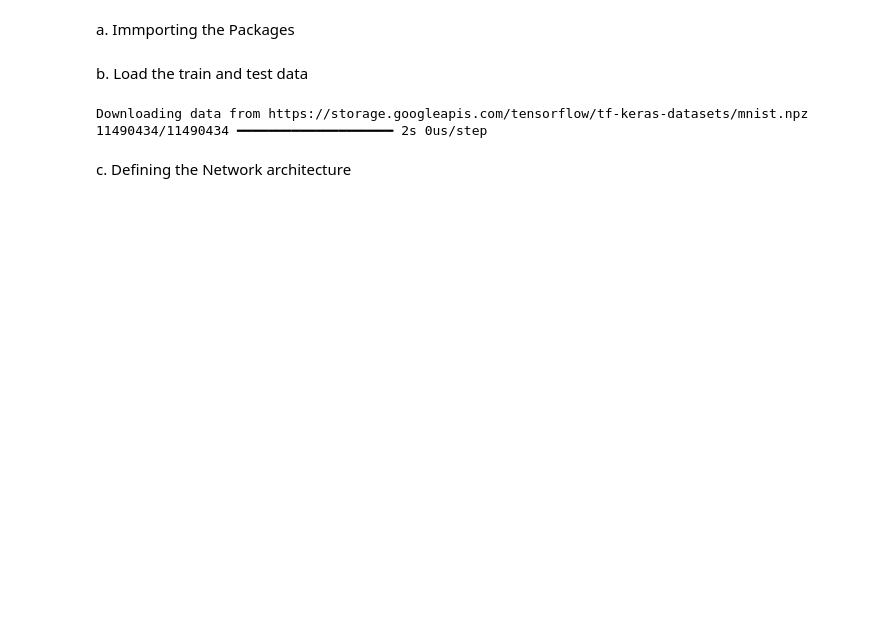
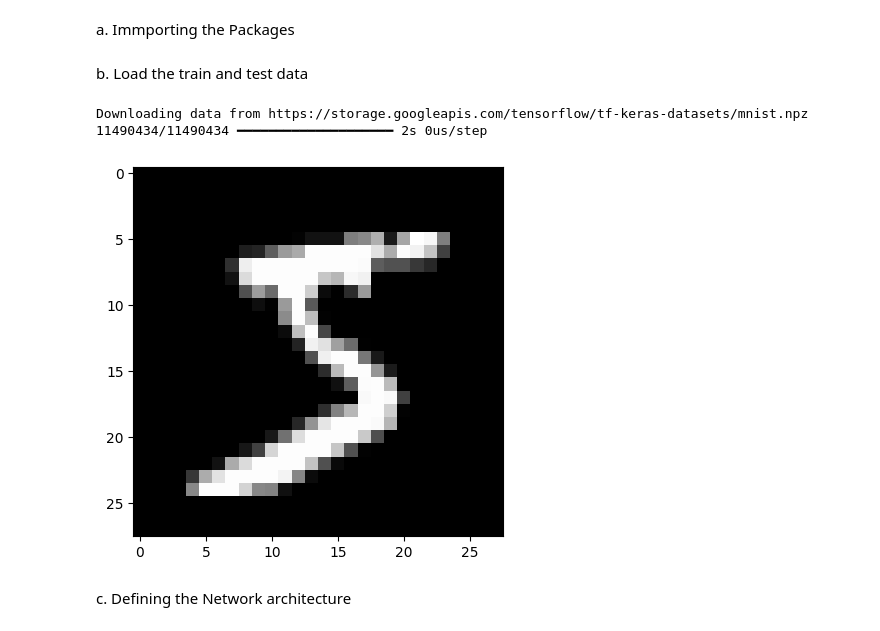
Before and after one commit to mugdha0611/LP4_DL, a Jupyter notebook: PS-1FeedFwd.ipynb, the cells around one changed output. Drawn from its saved outputs; the diff is of its cells as text; code cells hidden in the pictures; blank space fills up the shorter version.

```diff
--- a/PS-1FeedFwd.ipynb
+++ b/PS-1FeedFwd.ipynb
@@ -17,6 +17,11 @@ Downloading data from https://storage.googleapis.com/tensorflow/tf-keras-dataset
 # %%
 # Normalize the pixel values
 x_train, x_test = x_train / 255.0, x_test / 255.0
+# %%
+plt.imshow(x_train[0], cmap='gray')
+plt.show()
+# %% [output]
+[figure, added]
 # %% [markdown]
 c. Defining the Network architecture
 # %%
```
Also changed, not shown: parts of 3 cells of this notebook, 1 other file.
